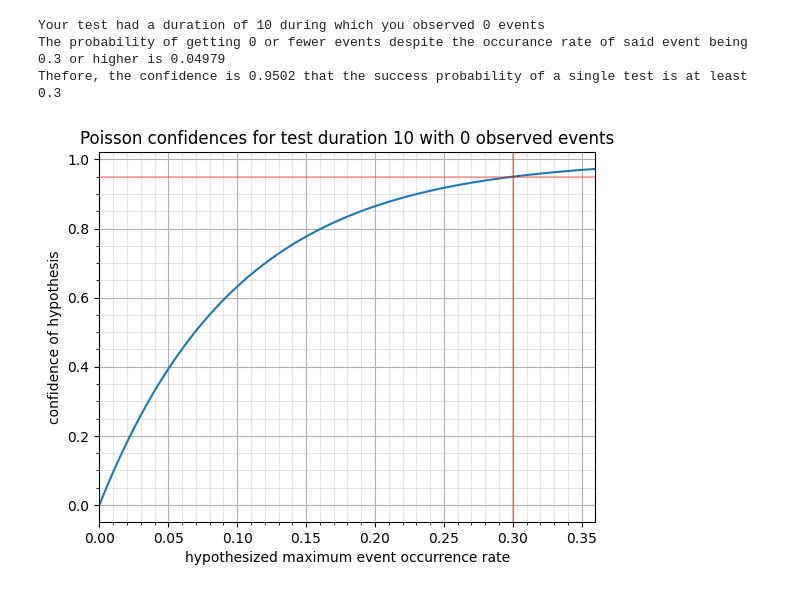
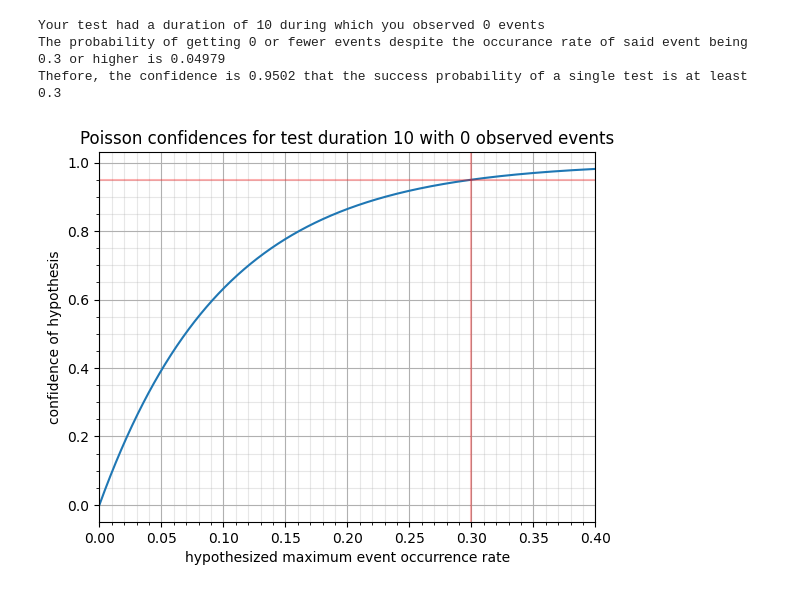
Before and after one commit to georg-rempfer/jupyter-lite, a Jupyter notebook: content/poisson_process/poisson_confidence.ipynb, the cells around one changed output. Drawn from its saved outputs; the diff is of its cells as text; code cells hidden in the pictures.

Commit message:
OPGITOOL-5823 Improved plot range in Poisson confidence.

```diff
--- a/content/poisson_process/poisson_confidence.ipynb
+++ b/content/poisson_process/poisson_confidence.ipynb
@@ -52,24 +52,24 @@ Thefore, the confidence is 0.9502 that the success probability of a single test
 # %%
 #create version of poisson confidence that can be evaluated for whole lists of hypothetical occurrence rates
 poisson_confidence_vectorized = np.vectorize(poisson_confidence)
 
-r_maxplot = max(r_hypothesis*1.2, max(1, n_events) / test_duration)
+r_maxplot = max(r_hypothesis*1.2, 4*max(1, n_events)/test_duration)
 x = np.linspace(0, r_maxplot, 1001) #list of possible single trial success probabilities. increase the number of samples here if the plot needs it
 C_x = poisson_confidence_vectorized(n_events, x, test_duration) #probabilities of each of these hypotheses
 
 #plot
 plt.plot(x, C_x)
 plt.axvline(r_hypothesis, 0, 1, color='red', alpha=0.3)
 plt.axhline(hypothesis_confidence, 0, 1, color='red', alpha=0.3)
 
 plt.gca().set_title('Poisson confidences for test duration {} with {} observed events'.format(test_duration, n_events))
 plt.gca().set_xlabel('hypothesized maximum event occurrence rate')
 plt.gca().set_ylabel('confidence of hypothesis')
 plt.gca().tick_params(axis='x', which='minor', bottom=True)
 plt.gca().minorticks_on()
 plt.grid(which='major')
 plt.grid(which='minor', alpha=0.3);
 
 plt.gca().set_xlim([0, r_maxplot]); #change plot range here
 # %% [output]
-[figure, old version]
+[figure, new version]
```
